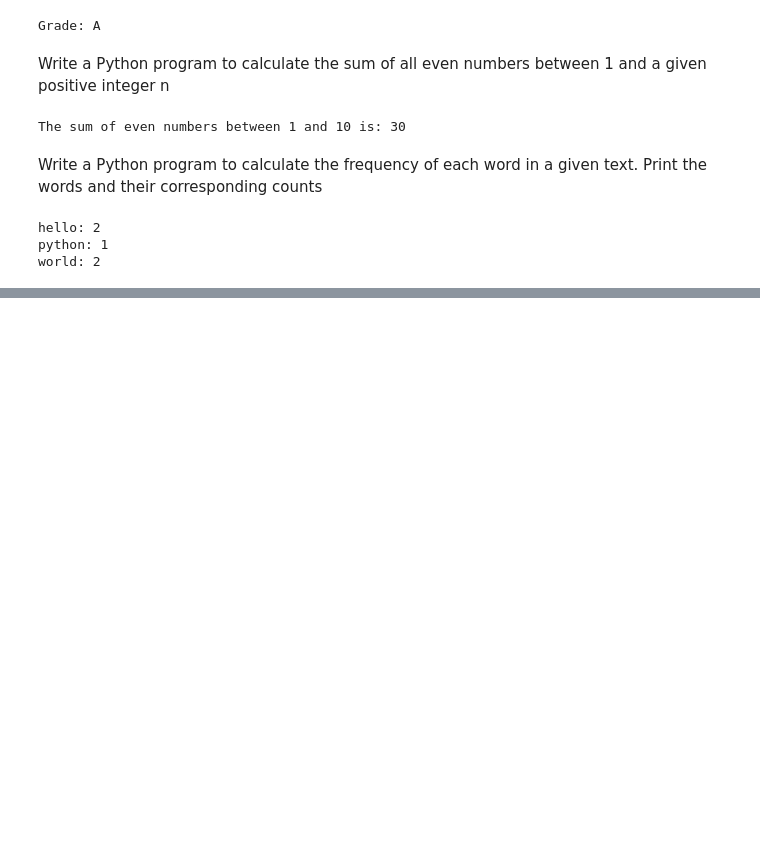
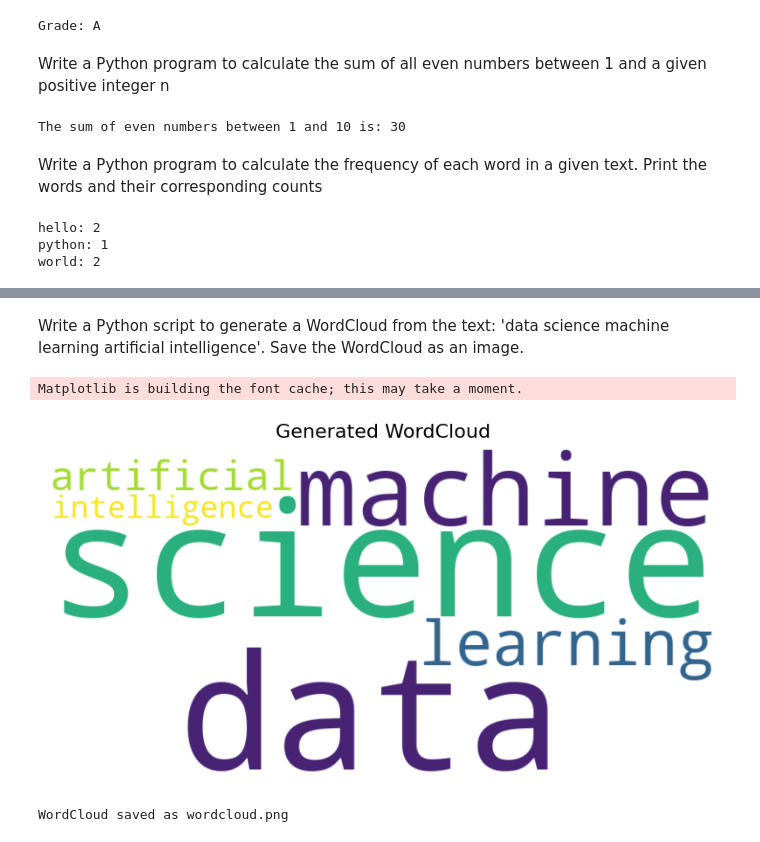
Before and after one commit to Sreshta-Siliveri/Excelr-Assignments, a Jupyter notebook: PythonPrograms.ipynb, the cells around one changed output, grey strips where cells are left out. Cells and saved outputs as stored; diff of their text form; code cells hidden in the pictures; blank space fills up the shorter version.

```diff
--- a/PythonPrograms.ipynb
+++ b/PythonPrograms.ipynb
@@ -165,0 +366,38 @@ world: 2
+# %% [markdown]
+Write a Python script to generate a WordCloud from the text: 'data science machine learning artificial intelligence'. Save the WordCloud as an image.
+# %%
+from wordcloud import WordCloud
+import matplotlib.pyplot as plt
+
+def generate_wordcloud(text, output_filename):
+    """
+    Generates a WordCloud from the given text and saves it as an image.
+
+    Args:
+        text (str): The input text for the WordCloud.
+        output_filename (str): The name of the output image file.
+    """
+    # Create a WordCloud object
+    wordcloud = WordCloud(width=800, height=400, background_color='white').generate(text)
+
+    # Display the WordCloud
+    plt.figure(figsize=(10, 5))
+    plt.imshow(wordcloud, interpolation='bilinear')
+    plt.axis('off')
+    plt.title("Generated WordCloud", fontsize=16)
+    plt.show()
+
+    # Save the WordCloud image
+    wordcloud.to_file(output_filename)
+    print(f"WordCloud saved as {output_filename}")
+
+# Input text
+text = "data science machine learning artificial intelligence"
+
+# Generate and save the WordCloud
+output_image = "wordcloud.png"
+generate_wordcloud(text, output_image)
+# %% [output]
+Matplotlib is building the font cache; this may take a moment.
+[figure, added]
+WordCloud saved as wordcloud.png
```
Also changed, not shown: parts of 18 cells of this notebook, 1 other file.
